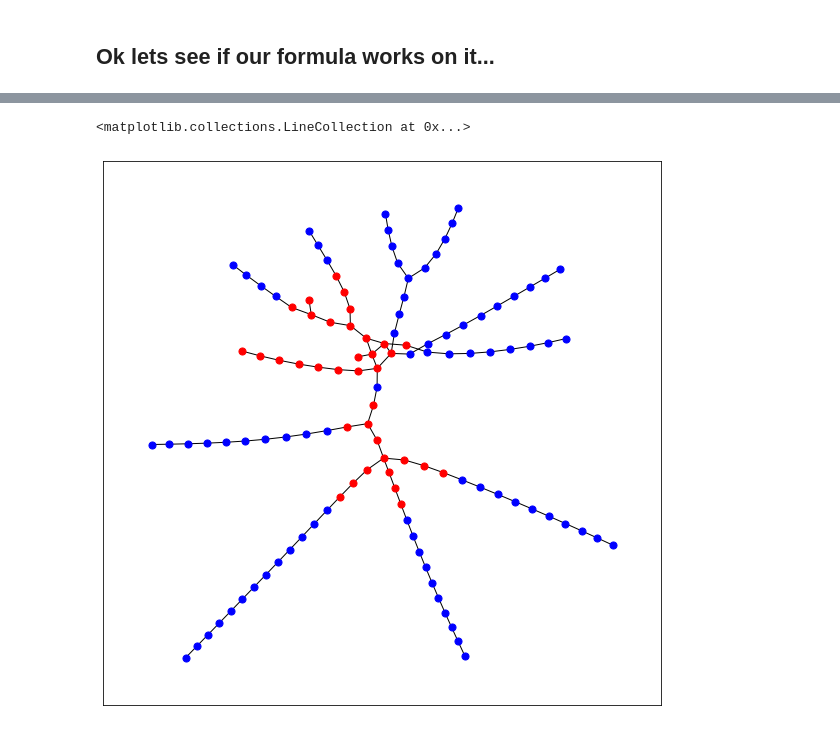
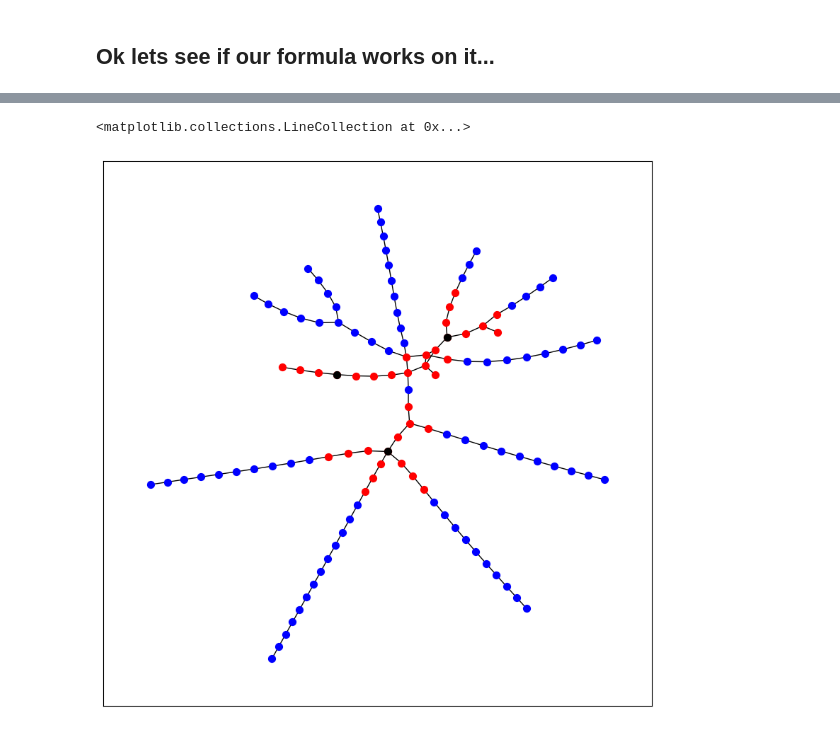
Before and after one commit to MarkusG/math-168-project, a Jupyter notebook: PresentationStuff/reuben_weighted_edges.ipynb, the cells around one changed output, grey strips where cells are left out. Cells and saved outputs as stored; diff of their text form; code cells hidden in the pictures.

Commit message:
added station label

```diff
--- a/PresentationStuff/reuben_weighted_edges.ipynb
+++ b/PresentationStuff/reuben_weighted_edges.ipynb
@@ -399,14 +399,18 @@ get_ranked_stations(rlp(f, A_stadium, epsilon, 3))
 # %%
 # proof of concept for coloring nodes; for now just split into positive and negative delays
 # later we can split into bins
+ranked = list(get_ranked_stations(rlp(f, A_stadium, epsilon, 3)))
 important_stations = list(get_ranked_stations(rlp(f, A_stadium, epsilon, 3)))
 remaining_nodes = list(set(network.nodes()) - set(important_stations))
+stations = [stop for stop in ranked if stop in ['North Station', 'Kenmore', 'Harvard']]
 
 fig = plt.figure(figsize=(10, 10))
 layout = nx.kamada_kawai_layout(network)
 nx.draw_networkx_nodes(network, layout, nodelist=important_stations, node_color='red', node_size=50)
 nx.draw_networkx_nodes(network, layout, nodelist=remaining_nodes, node_color='blue', node_size=50)
+nx.draw_networkx_nodes(network, layout, nodelist=stations, node_color='black', node_size=50)
+
 nx.draw_networkx_edges(network, layout)
 # %% [output]
 <matplotlib.collections.LineCollection at 0x...>
-[figure, old version]
+[figure, new version]
```
Also changed, not shown: parts of 9 cells of this notebook.
